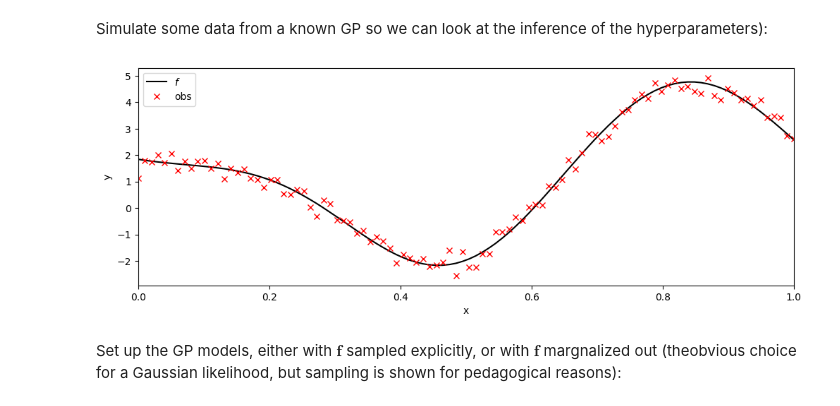
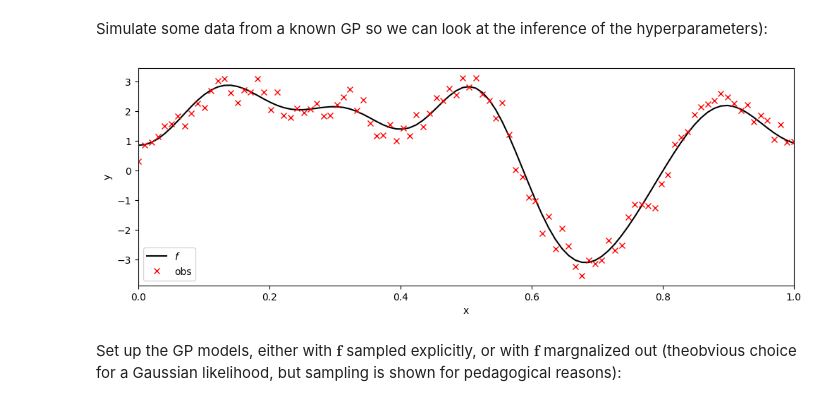
Before and after one commit to UncertaintyInComplexSystems/bayesianmodels, a Jupyter notebook: notebooks/Basic_gaussian_process_regression_using_SMC.ipynb, the cells around one changed output. Drawn from its saved outputs; the diff is of its cells as text; code cells hidden in the pictures.

```diff
--- a/notebooks/Basic_gaussian_process_regression_using_SMC.ipynb
+++ b/notebooks/Basic_gaussian_process_regression_using_SMC.ipynb
@@ -25,40 +43,40 @@ from uicsmodels.gaussianprocesses.fullgp import FullLatentGPModel, FullMarginalG
 # %% [markdown]
 Simulate some data from a known GP so we can look at the inference of the hyperparameters):
 # %%
-key = jrnd.PRNGKey(12345)
+key = jrnd.PRNGKey(123)
 
-lengthscale_ = 0.2
+lengthscale_ = 0.1
 output_scale_ = 5.0
 obs_noise_ = 0.3
 n = 100
 x = jnp.linspace(0, 1, n)[:, jnp.newaxis]
 
 kernel = jk.RBF()
 K = kernel.cross_covariance(params=dict(lengthscale=lengthscale_,
                                         variance=output_scale_),
                             x=x, y=x) + 1e-6*jnp.eye(n)
 
 L = jnp.linalg.cholesky(K)
 z = jrnd.normal(key, shape=(n,))
 
 f_true = jnp.dot(L, z) + jnp.ones_like(z)
 key, obs_key = jrnd.split(key)
 y = f_true + obs_noise_*jrnd.normal(obs_key, shape=(n,))
 
 ground_truth = dict(f=f_true,
                     lengthscale=lengthscale_,
                     variance=output_scale_,
                     obs_noise=obs_noise_)
 
 plt.figure(figsize=(12, 4))
 plt.plot(x, f_true, 'k', label=r'$f$')
 plt.plot(x, y, 'rx', label='obs')
 plt.xlabel('x')
 plt.ylabel('y')
 plt.xlim([0., 1.])
 plt.legend();
 # %% [output]
-[figure, old version]
+[figure, new version]
 # %% [markdown]
 Set up the GP models, either with $\mathbf{f}$ sampled explicitly, or with $\mathbf{f}$ margnalized out (theobvious choice for a Gaussian likelihood, but sampling is shown for pedagogical reasons):
 # %%
```
Also changed, not shown: parts of 5 cells of this notebook.
